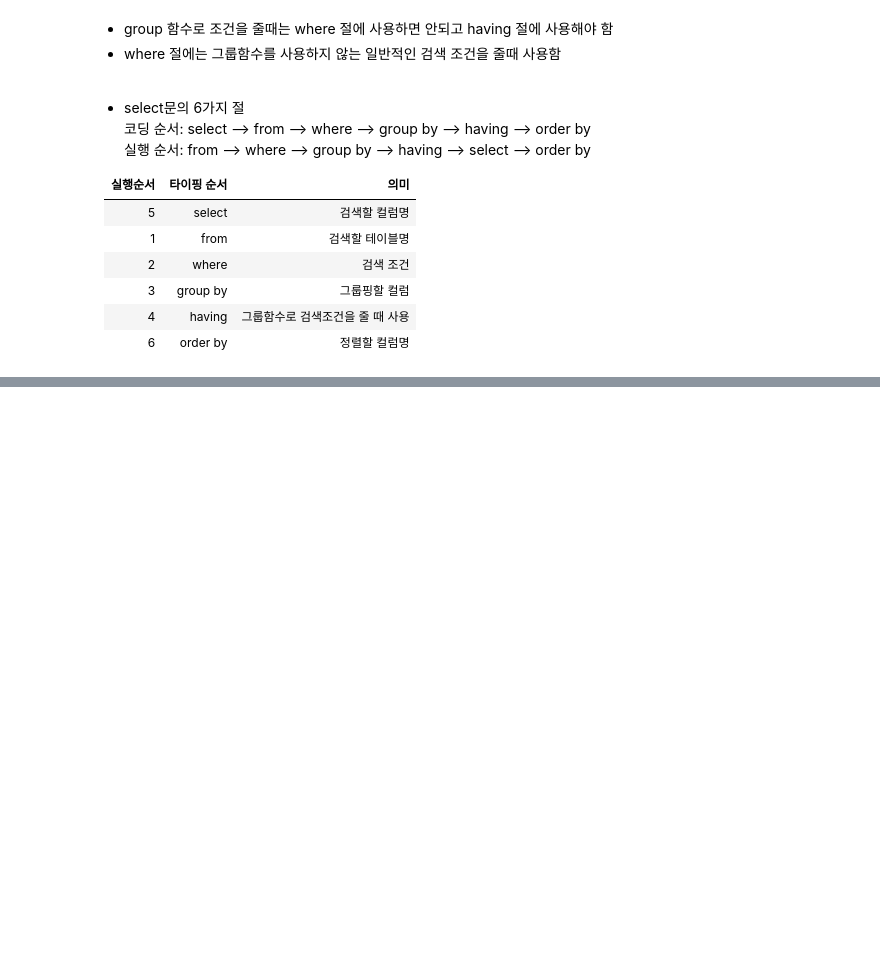
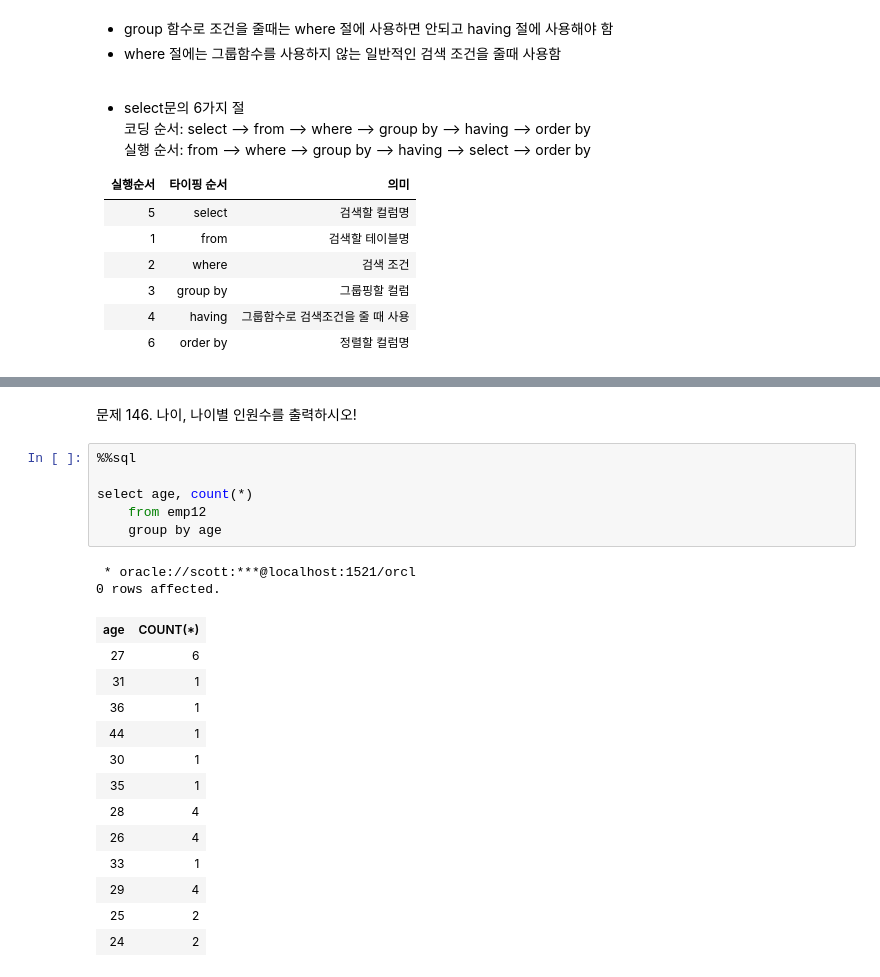
Before and after one commit to unknown-jun/Oracle_SQL, a Jupyter notebook: Part 2_8. 집계함수.ipynb, the cells around one changed output, grey strips where cells are left out. Saved outputs shown, nothing was run; the diff lists cells and outputs as text; blank space fills up the shorter version.

```diff
--- a/Part 2_8. 집계함수.ipynb
+++ b/Part 2_8. 집계함수.ipynb
@@ -589,0 +711,24 @@ select job, sum(nvl(sal, 0))
+# %% [markdown]
+문제 146. 나이, 나이별 인원수를 출력하시오!
+# %%
+%%sql
+
+select age, count(*)
+    from emp12
+    group by age
+# %% [output]
+ * oracle://scott:***@localhost:1521/orcl
+0 rows affected.
+| age | COUNT(*) |
+| 27 | 6 |
+| 31 | 1 |
+| 36 | 1 |
+| 44 | 1 |
+| 30 | 1 |
+| 35 | 1 |
+| 28 | 4 |
+| 26 | 4 |
+| 33 | 1 |
+| 29 | 4 |
+| 25 | 2 |
+| 24 | 2 |
```
Also changed, not shown: parts of 24 cells of this notebook.
